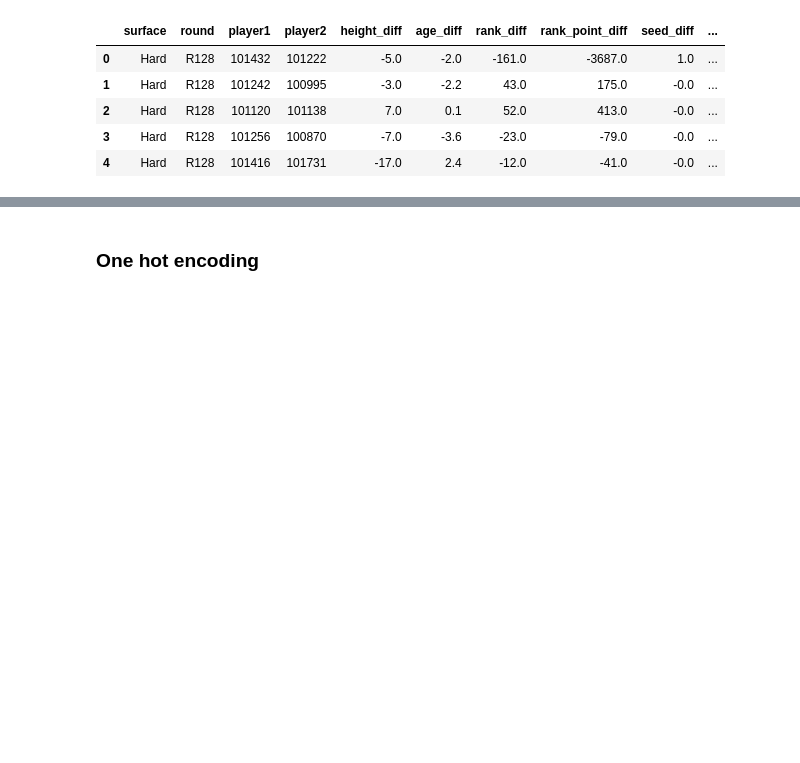
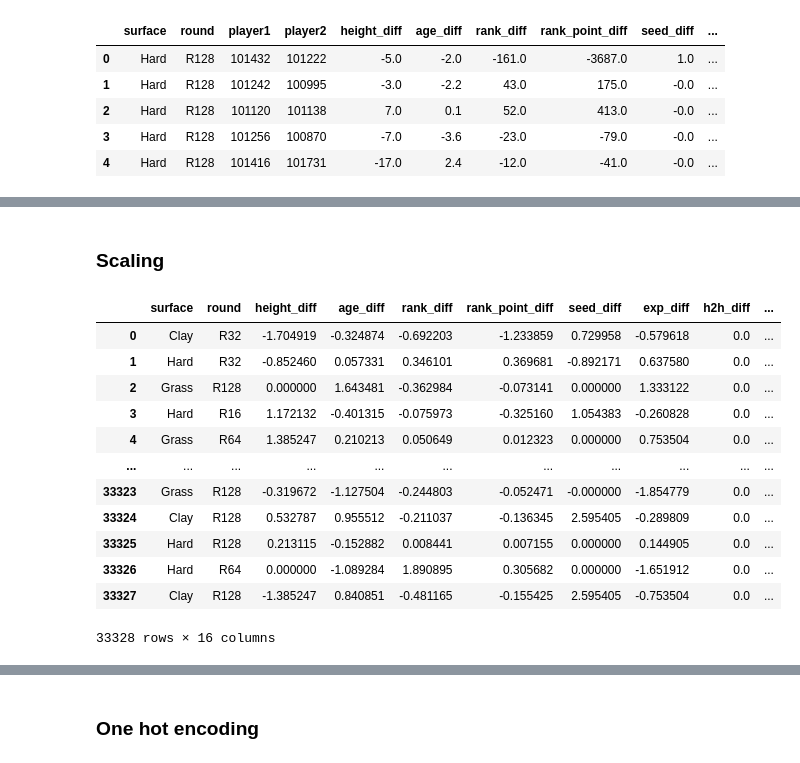
Before and after one commit to Tesserxt/ATP-Tennis, a Jupyter notebook: Notebooks/03_model_data_preparation.ipynb, the cells around one changed output, grey strips where cells are left out. Cells and saved outputs as stored; diff of their text form; code cells hidden in the pictures; blank space fills up the shorter version.

```diff
--- a/Notebooks/03_model_data_preparation.ipynb
+++ b/Notebooks/03_model_data_preparation.ipynb
@@ -86,0 +80,28 @@ print(X_train.shape, X_test.shape)
+# %% [markdown]
+### Scaling
+# %%
+from sklearn.discriminant_analysis import StandardScaler
+
+scaler = StandardScaler()
+num_cols = list(
+    df.drop(columns=['target'])
+      .select_dtypes(exclude=['object'])
+      .columns
+)
+
+df[num_cols] = scaler.fit_transform(df[num_cols])
+df
+# %% [output]
+|  | surface | round | height_diff | age_diff | rank_diff | rank_point_diff | seed_diff | exp_diff | h2h_diff | ... |
+| 0 | Clay | R32 | -1.704919 | -0.324874 | -0.692203 | -1.233859 | 0.729958 | -0.579618 | 0.0 | ... |
+| 1 | Hard | R32 | -0.852460 | 0.057331 | 0.346101 | 0.369681 | -0.892171 | 0.637580 | 0.0 | ... |
+| 2 | Grass | R128 | 0.000000 | 1.643481 | -0.362984 | -0.073141 | 0.000000 | 1.333122 | 0.0 | ... |
+| 3 | Hard | R16 | 1.172132 | -0.401315 | -0.075973 | -0.325160 | 1.054383 | -0.260828 | 0.0 | ... |
+| 4 | Grass | R64 | 1.385247 | 0.210213 | 0.050649 | 0.012323 | 0.000000 | 0.753504 | 0.0 | ... |
+| ... | ... | ... | ... | ... | ... | ... | ... | ... | ... | ... |
+| 33323 | Grass | R128 | -0.319672 | -1.127504 | -0.244803 | -0.052471 | -0.000000 | -1.854779 | 0.0 | ... |
+| 33324 | Clay | R128 | 0.532787 | 0.955512 | -0.211037 | -0.136345 | 2.595405 | -0.289809 | 0.0 | ... |
+| 33325 | Hard | R128 | 0.213115 | -0.152882 | 0.008441 | 0.007155 | 0.000000 | 0.144905 | 0.0 | ... |
+| 33326 | Hard | R64 | 0.000000 | -1.089284 | 1.890895 | 0.305682 | 0.000000 | -1.651912 | 0.0 | ... |
+| 33327 | Clay | R128 | -1.385247 | 0.840851 | -0.481165 | -0.155425 | 2.595405 | -0.753504 | 0.0 | ... |
+33328 rows × 16 columns
```
Also changed, not shown: parts of 8 cells of this notebook.
